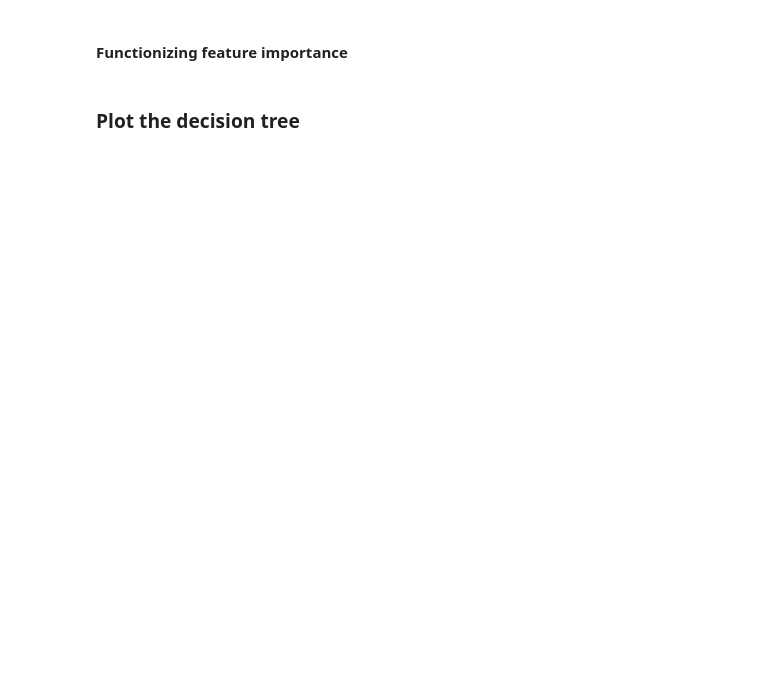
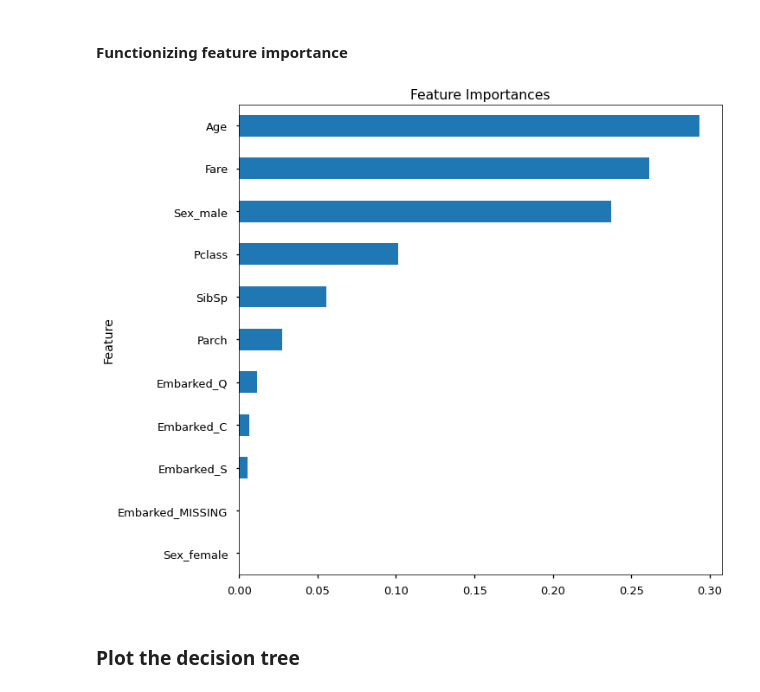
Before and after one commit to flatiron-school/Online-DS-FT-022221-Cohort-Notes, a Jupyter notebook: Phase_3/topic_29_decision_trees/topic_29_decision_trees_v2_titanic-SG.ipynb, the cells around one changed output. Saved outputs shown, nothing was run; the diff lists cells and outputs as text; code cells hidden in the pictures; blank space fills up the shorter version.

```diff
--- a/Phase_3/topic_29_decision_trees/topic_29_decision_trees_v2_titanic-SG.ipynb
+++ b/Phase_3/topic_29_decision_trees/topic_29_decision_trees_v2_titanic-SG.ipynb
@@ -417,14 +710,16 @@ def evaluate_grid(grid,X_test,y_test,X_train=None,y_train=None):
 # %%
 ## Combine into a function
 def plot_importance(tree, X_train_df, top_n=20,figsize=(10,10)):
 
     df_importance = pd.Series(tree.feature_importances_,
                               index=X_train_df.columns)
     df_importance.sort_values(ascending=True).tail(top_n).plot(
         kind='barh',figsize=figsize,title='Feature Importances',
     ylabel='Feature',)
     return df_importance
-plot_importance(tree,X_train_df);
+plot_importance(clf,X_train_df);
+# %% [output]
+[figure, added]
 # %% [markdown]
 ### Plot the decision tree
 # %%
```
Also changed, not shown: parts of 58 cells of this notebook, 1 other file.
